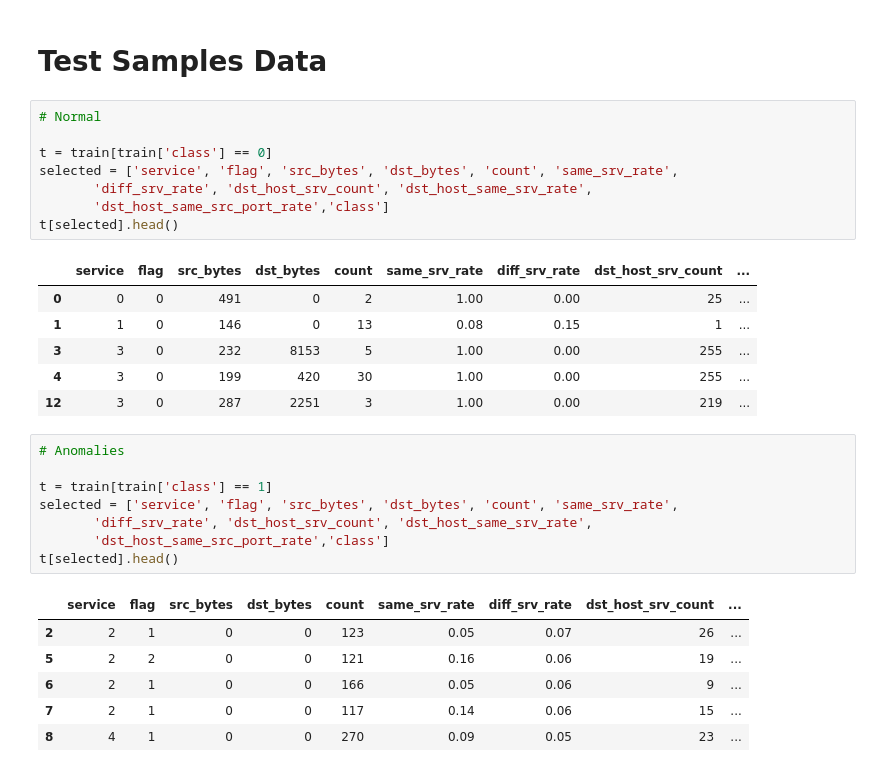
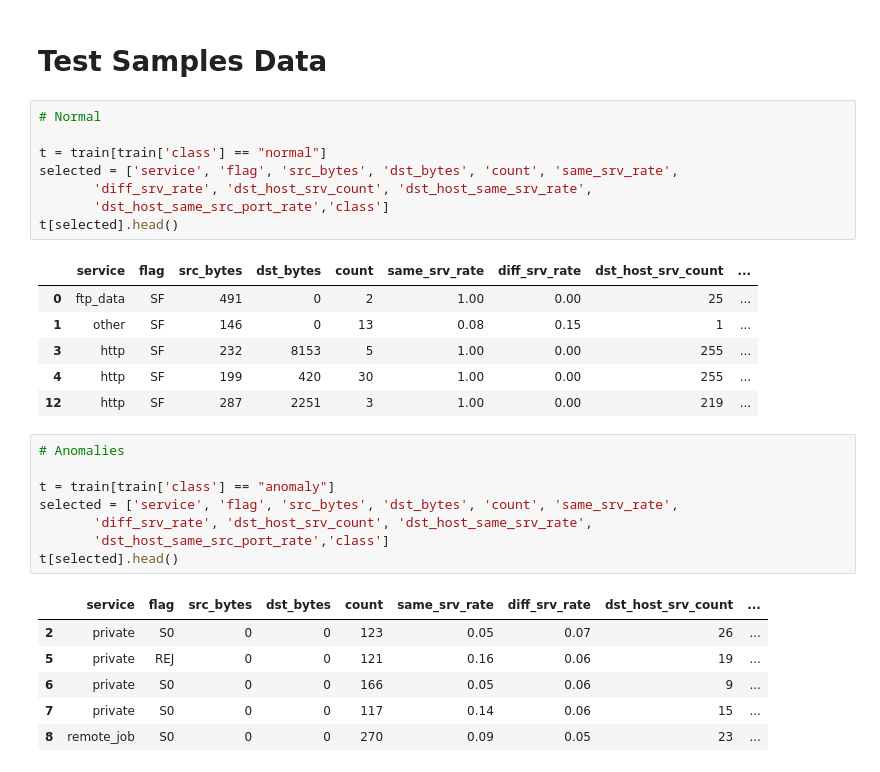
Before and after one commit to SimeonDee/ids-ibr, a Jupyter notebook: model_dev/network-intrusion-detection.ipynb, the cells around one changed output. Drawn from its saved outputs; the diff is of its cells as text.

```diff
--- a/model_dev/network-intrusion-detection.ipynb
+++ b/model_dev/network-intrusion-detection.ipynb
@@ -1023,30 +1023,30 @@ Matplotlib: 3.10.0
 # %%
 # Normal
 
-t = train[train['class'] == 0]
+t = train[train['class'] == "normal"]
 selected = ['service', 'flag', 'src_bytes', 'dst_bytes', 'count', 'same_srv_rate',
        'diff_srv_rate', 'dst_host_srv_count', 'dst_host_same_srv_rate',
        'dst_host_same_src_port_rate','class']
 t[selected].head()
 # %% [output]
 |  | service | flag | src_bytes | dst_bytes | count | same_srv_rate | diff_srv_rate | dst_host_srv_count | ... |
-| 0 | 0 | 0 | 491 | 0 | 2 | 1.00 | 0.00 | 25 | ... |
-| 1 | 1 | 0 | 146 | 0 | 13 | 0.08 | 0.15 | 1 | ... |
-| 3 | 3 | 0 | 232 | 8153 | 5 | 1.00 | 0.00 | 255 | ... |
-| 4 | 3 | 0 | 199 | 420 | 30 | 1.00 | 0.00 | 255 | ... |
-| 12 | 3 | 0 | 287 | 2251 | 3 | 1.00 | 0.00 | 219 | ... |
+| 0 | ftp_data | SF | 491 | 0 | 2 | 1.00 | 0.00 | 25 | ... |
+| 1 | other | SF | 146 | 0 | 13 | 0.08 | 0.15 | 1 | ... |
+| 3 | http | SF | 232 | 8153 | 5 | 1.00 | 0.00 | 255 | ... |
+| 4 | http | SF | 199 | 420 | 30 | 1.00 | 0.00 | 255 | ... |
+| 12 | http | SF | 287 | 2251 | 3 | 1.00 | 0.00 | 219 | ... |
 # %%
 # Anomalies
 
-t = train[train['class'] == 1]
+t = train[train['class'] == "anomaly"]
 selected = ['service', 'flag', 'src_bytes', 'dst_bytes', 'count', 'same_srv_rate',
        'diff_srv_rate', 'dst_host_srv_count', 'dst_host_same_srv_rate',
        'dst_host_same_src_port_rate','class']
 t[selected].head()
 # %% [output]
 |  | service | flag | src_bytes | dst_bytes | count | same_srv_rate | diff_srv_rate | dst_host_srv_count | ... |
-| 2 | 2 | 1 | 0 | 0 | 123 | 0.05 | 0.07 | 26 | ... |
-| 5 | 2 | 2 | 0 | 0 | 121 | 0.16 | 0.06 | 19 | ... |
-| 6 | 2 | 1 | 0 | 0 | 166 | 0.05 | 0.06 | 9 | ... |
-| 7 | 2 | 1 | 0 | 0 | 117 | 0.14 | 0.06 | 15 | ... |
-| 8 | 4 | 1 | 0 | 0 | 270 | 0.09 | 0.05 | 23 | ... |
+| 2 | private | S0 | 0 | 0 | 123 | 0.05 | 0.07 | 26 | ... |
+| 5 | private | REJ | 0 | 0 | 121 | 0.16 | 0.06 | 19 | ... |
+| 6 | private | S0 | 0 | 0 | 166 | 0.05 | 0.06 | 9 | ... |
+| 7 | private | S0 | 0 | 0 | 117 | 0.14 | 0.06 | 15 | ... |
+| 8 | remote_job | S0 | 0 | 0 | 270 | 0.09 | 0.05 | 23 | ... |
```
Also changed, not shown: 1 other file.
